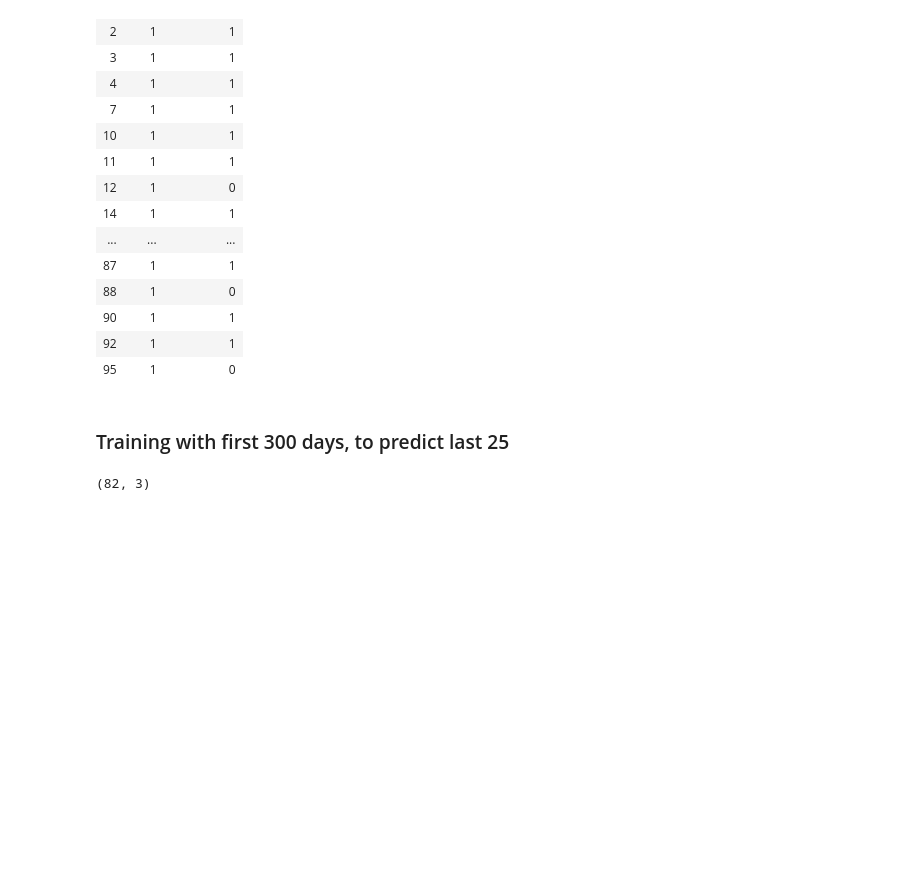
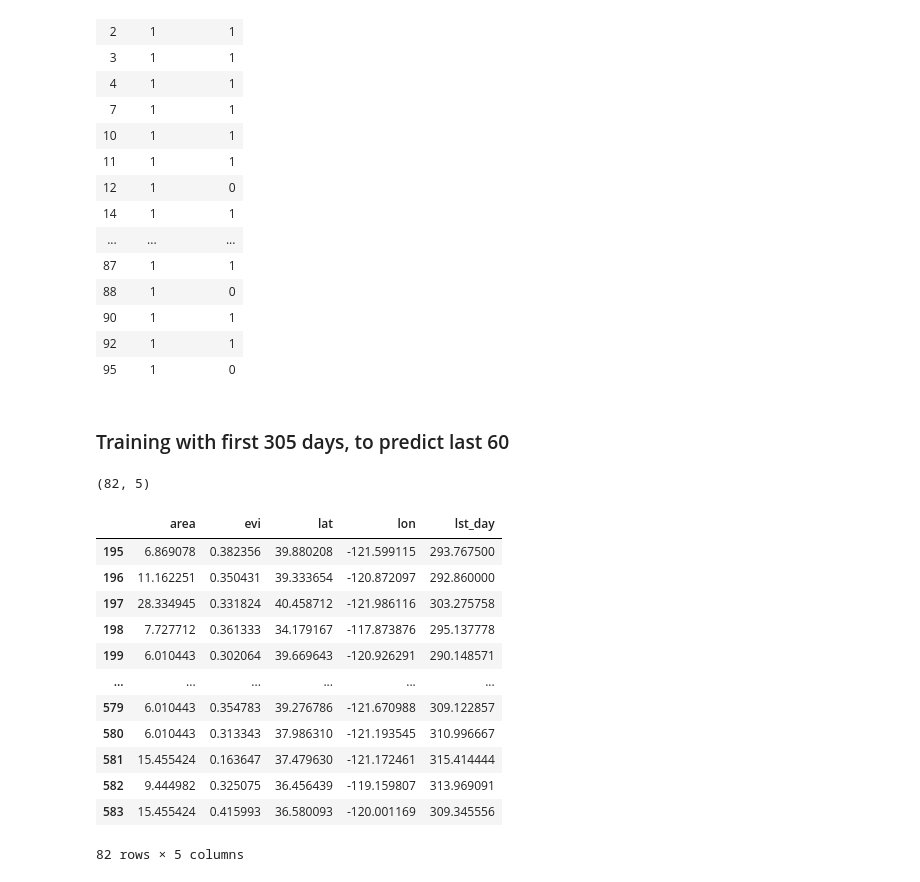
Before and after one commit to aniket-9/COGS-118B, a Jupyter notebook: Neural Networks Sample.ipynb, the cells around one changed output. Drawn from its saved outputs; the diff is of its cells as text; code cells hidden in the pictures; blank space fills up the shorter version.

```diff
--- a/Neural Networks Sample.ipynb
+++ b/Neural Networks Sample.ipynb
@@ -235,17 +235,35 @@ preds[preds['True'] == 1]
 | 92 | 1 | 1 |
 | 95 | 1 | 0 |
 # %% [markdown]
-### Training with first 300 days, to predict last 25
+### Training with first 305 days, to predict last 60
 # %%
-train_x = df[df.day<=305].drop(['class','time','day','month','lat','lon','area'], axis=1)
+train_x = df[df.day<=305].drop(['class','time','day','lst_night'], axis=1)
 train_y = df[df.day<=305]['class']
 
-test_x = df[df.day>305].drop(['class','time','day','month','lat','lon','area'], axis=1)
+test_x = df[df.day>305].drop(['class','time','day','lst_night'], axis=1)
 test_y = df[df.day>305]['class']
+# %%
+train_x['area'] = train_x['area'].apply(lambda x: x/1000000)
+test_x['area'] = test_x['area'].apply(lambda x: x/1000000)
+test_x.shape
+# %% [output]
+(82, 5)
 # %%
-test_x.shape
+test_x
 # %% [output]
+|  | area | evi | lat | lon | lst_day |
+| 195 | 6.869078 | 0.382356 | 39.880208 | -121.599115 | 293.767500 |
+| 196 | 11.162251 | 0.350431 | 39.333654 | -120.872097 | 292.860000 |
+| 197 | 28.334945 | 0.331824 | 40.458712 | -121.986116 | 303.275758 |
+| 198 | 7.727712 | 0.361333 | 34.179167 | -117.873876 | 295.137778 |
+| 199 | 6.010443 | 0.302064 | 39.669643 | -120.926291 | 290.148571 |
+| ... | ... | ... | ... | ... | ... |
+| 579 | 6.010443 | 0.354783 | 39.276786 | -121.670988 | 309.122857 |
+| 580 | 6.010443 | 0.313343 | 37.986310 | -121.193545 | 310.996667 |
+| 581 | 15.455424 | 0.163647 | 37.479630 | -121.172461 | 315.414444 |
+| 582 | 9.444982 | 0.325075 | 36.456439 | -119.159807 | 313.969091 |
+| 583 | 15.455424 | 0.415993 | 36.580093 | -120.001169 | 309.345556 |
-(82, 3)
+82 rows × 5 columns
 # %%
 scaler = StandardScaler()
 scaler.fit(train_x)
```
Also changed, not shown: parts of 9 cells of this notebook.
